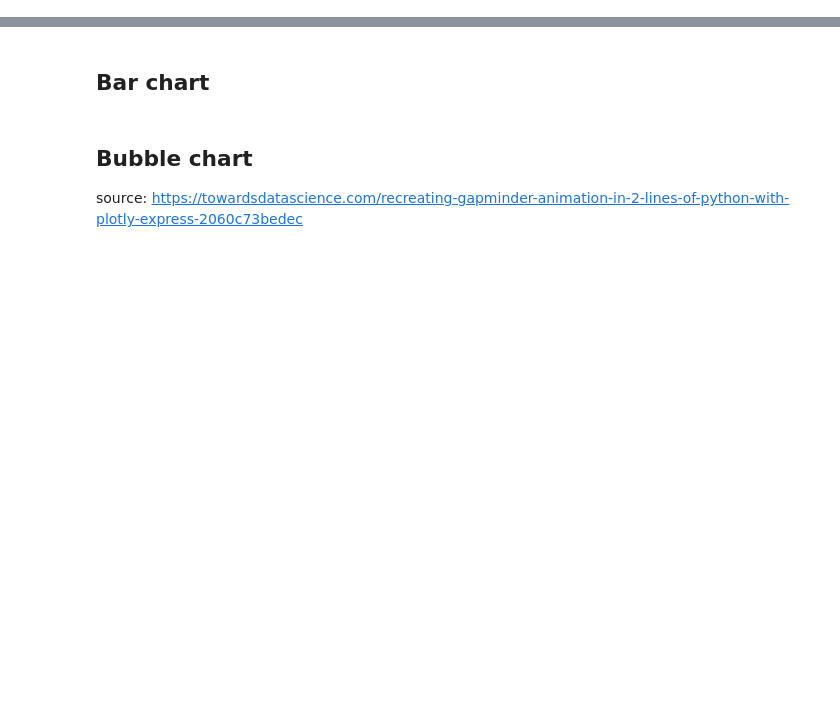
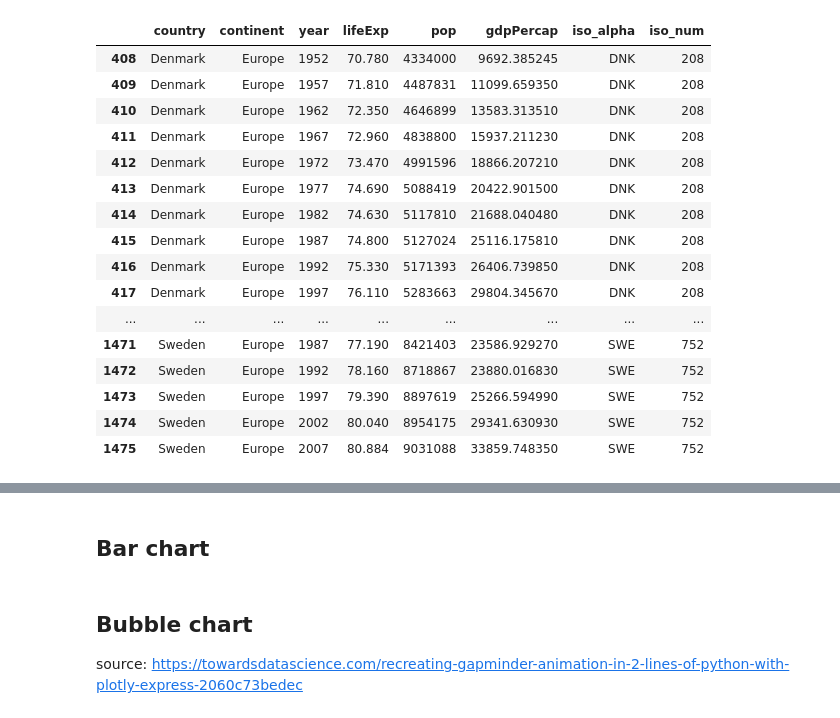
Before and after one commit to HakanAkerblom/Databehandling-Hakan-Akerblom, a Jupyter notebook: Code Alongs/L2_plotly_express.ipynb, the cells around one changed output, grey strips where cells are left out. Saved outputs shown, nothing was run; the diff lists cells and outputs as text; code cells hidden in the pictures; blank space fills up the shorter version.

```diff
--- a/Code Alongs/L2_plotly_express.ipynb
+++ b/Code Alongs/L2_plotly_express.ipynb
@@ -17,9 +40,28 @@ gapminder["country"].isin(
 # %%
 nordic = gapminder[
     gapminder["country"].isin(["Sweden", "Norway", "Iceland", "Denmark", "Finland"])
 ]
 nordic_2007 = nordic[nordic["year"] == 2007]
 nordic_2007
+nordic
+# %% [output]
+|  | country | continent | year | lifeExp | pop | gdpPercap | iso_alpha | iso_num |
+| 408 | Denmark | Europe | 1952 | 70.780 | 4334000 | 9692.385245 | DNK | 208 |
+| 409 | Denmark | Europe | 1957 | 71.810 | 4487831 | 11099.659350 | DNK | 208 |
+| 410 | Denmark | Europe | 1962 | 72.350 | 4646899 | 13583.313510 | DNK | 208 |
+| 411 | Denmark | Europe | 1967 | 72.960 | 4838800 | 15937.211230 | DNK | 208 |
+| 412 | Denmark | Europe | 1972 | 73.470 | 4991596 | 18866.207210 | DNK | 208 |
+| 413 | Denmark | Europe | 1977 | 74.690 | 5088419 | 20422.901500 | DNK | 208 |
+| 414 | Denmark | Europe | 1982 | 74.630 | 5117810 | 21688.040480 | DNK | 208 |
+| 415 | Denmark | Europe | 1987 | 74.800 | 5127024 | 25116.175810 | DNK | 208 |
+| 416 | Denmark | Europe | 1992 | 75.330 | 5171393 | 26406.739850 | DNK | 208 |
+| 417 | Denmark | Europe | 1997 | 76.110 | 5283663 | 29804.345670 | DNK | 208 |
+| ... | ... | ... | ... | ... | ... | ... | ... | ... |
+| 1471 | Sweden | Europe | 1987 | 77.190 | 8421403 | 23586.929270 | SWE | 752 |
+| 1472 | Sweden | Europe | 1992 | 78.160 | 8718867 | 23880.016830 | SWE | 752 |
+| 1473 | Sweden | Europe | 1997 | 79.390 | 8897619 | 25266.594990 | SWE | 752 |
+| 1474 | Sweden | Europe | 2002 | 80.040 | 8954175 | 29341.630930 | SWE | 752 |
+| 1475 | Sweden | Europe | 2007 | 80.884 | 9031088 | 33859.748350 | SWE | 752 |
 # %%
 sweden = gapminder[gapminder["country"] == "Sweden"]
 sweden.head()
```
Also changed, not shown: parts of 5 cells of this notebook, 10 other files.
